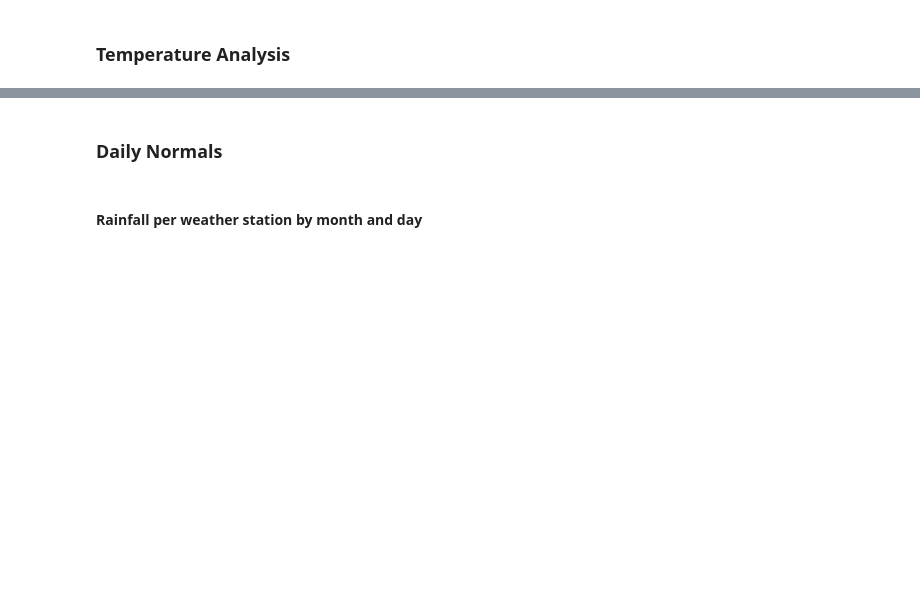
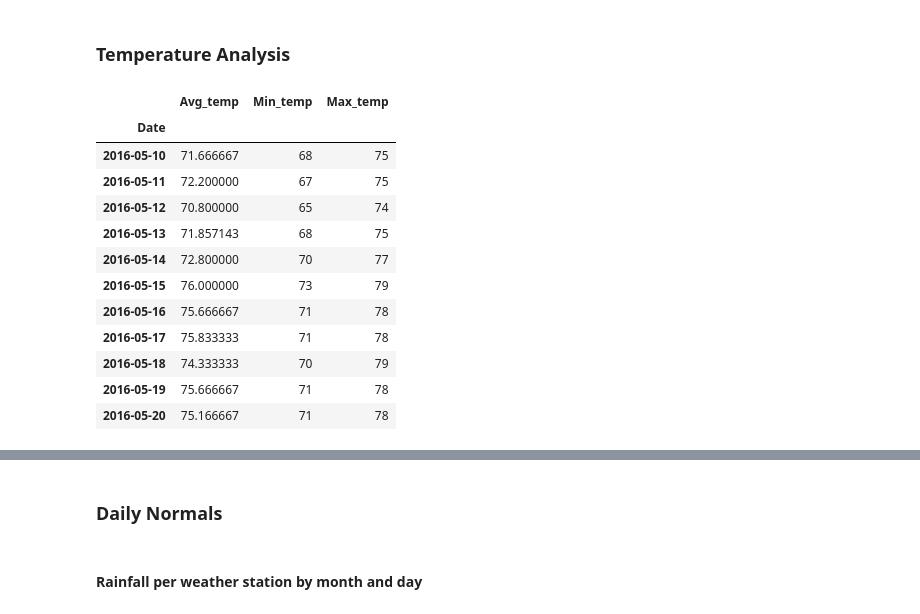
Before and after one commit to wendywalsh/SQLalchemy, a Jupyter notebook: climate_analysis-SQLalchemy.ipynb, the cells around one changed output, grey strips where cells are left out. Drawn from its saved outputs; the diff is of its cells as text; code cells hidden in the pictures; blank space fills up the shorter version.

```diff
--- a/climate_analysis-Copy1.ipynb
+++ b/climate_analysis-SQLalchemy.ipynb
@@ -274,3 +245,20 @@ x=calc_temps('2016-05-10', '2016-05-20')
+# %%
+x = calc_temps('2016-05-10', '2016-05-20')
+x
+# %% [output]
+|  | Avg_temp | Min_temp | Max_temp |
+| Date |  |  |  |
+| 2016-05-10 | 71.666667 | 68 | 75 |
+| 2016-05-11 | 72.200000 | 67 | 75 |
+| 2016-05-12 | 70.800000 | 65 | 74 |
+| 2016-05-13 | 71.857143 | 68 | 75 |
+| 2016-05-14 | 72.800000 | 70 | 77 |
+| 2016-05-15 | 76.000000 | 73 | 79 |
+| 2016-05-16 | 75.666667 | 71 | 78 |
+| 2016-05-17 | 75.833333 | 71 | 78 |
+| 2016-05-18 | 74.333333 | 70 | 79 |
+| 2016-05-19 | 75.666667 | 71 | 78 |
+| 2016-05-20 | 75.166667 | 71 | 78 |
 # %%
 x.plot.bar()
 plt.title("Temperature for Vacation dates")
```
Also changed, not shown: parts of 31 cells of this notebook, 1 other file.
